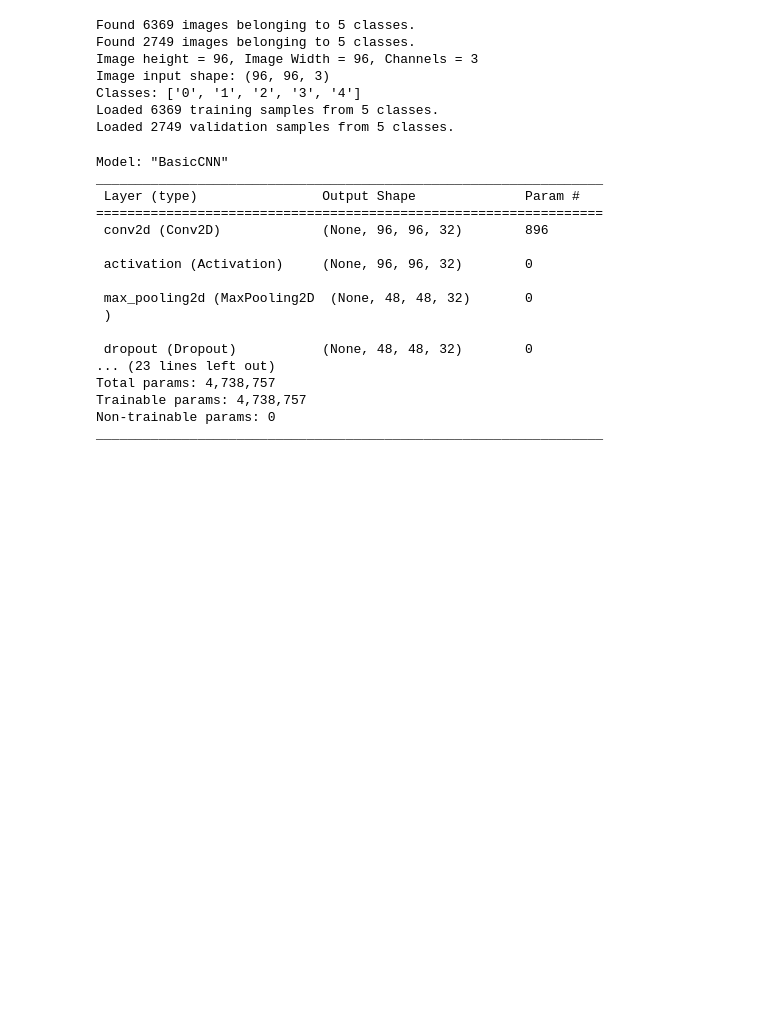
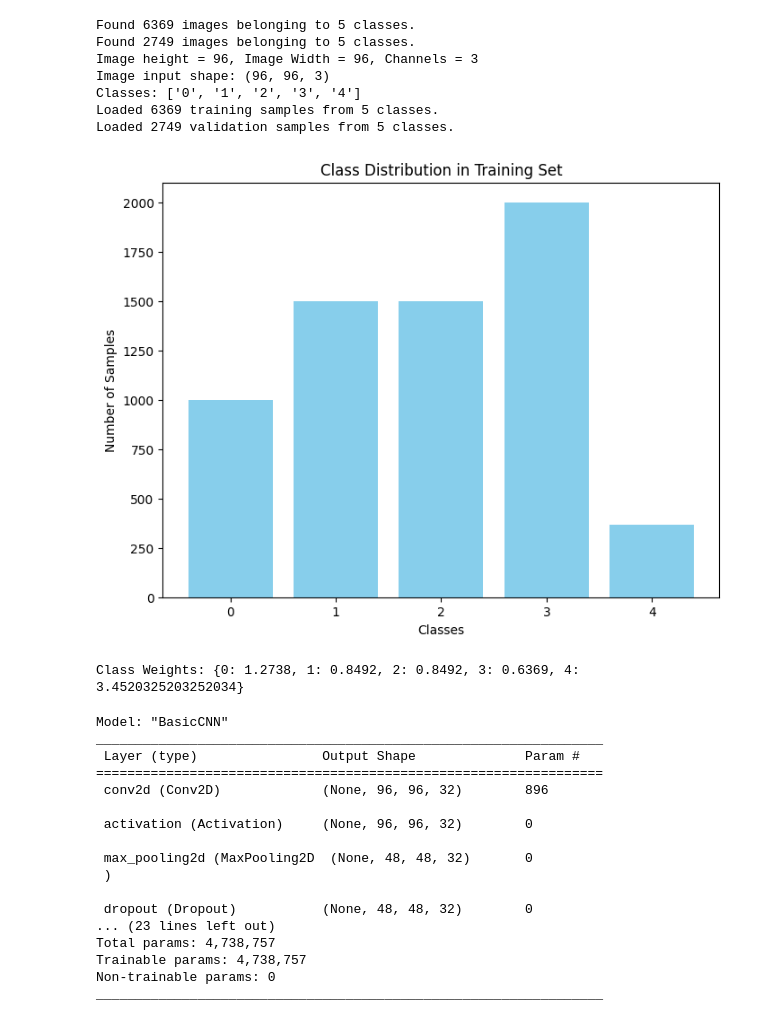
Before and after one commit to duchannes19/Homework-2, a Jupyter notebook: homework.ipynb, the cells around one changed output. Saved outputs shown, nothing was run; the diff lists cells and outputs as text; code cells hidden in the pictures; blank space fills up the shorter version.

```diff
--- a/homework.ipynb
+++ b/homework.ipynb
@@ -86,6 +86,39 @@ Image input shape: (96, 96, 3)
 Classes: ['0', '1', '2', '3', '4']
 Loaded 6369 training samples from 5 classes.
 Loaded 2749 validation samples from 5 classes.
+# %%
+# Cell X: Analyze Class Distribution
+import matplotlib.pyplot as plt
+
+# Count of samples per class
+class_counts = train_generator.classes
+class_names = list(train_generator.class_indices.keys())
+
+plt.figure(figsize=(8, 6))
+plt.bar(class_names, [np.sum(class_counts == i) for i in range(len(class_names))], color='skyblue')
+plt.xlabel('Classes')
+plt.ylabel('Number of Samples')
+plt.title('Class Distribution in Training Set')
+plt.show()
+# %% [output]
+[figure, added]
+# %%
+# Cell Y: Compute Class Weights
+from sklearn.utils import class_weight
+import numpy as np
+
+# Compute class weights
+class_weights = class_weight.compute_class_weight(
+    class_weight='balanced',
+    classes=np.unique(train_generator.classes),
+    y=train_generator.classes
+)
+
+# Convert to a dictionary
+class_weights_dict = {i: weight for i, weight in enumerate(class_weights)}
+print("Class Weights:", class_weights_dict)
+# %% [output]
+Class Weights: {0: 1.2738, 1: 0.8492, 2: 0.8492, 3: 0.6369, 4: 3.4520325203252034}
 # %%
 # Cell 3: Model Variation 1 - Basic CNN
 def BasicCNN(input_shape, num_classes):
```
Also changed, not shown: parts of 15 cells of this notebook.
